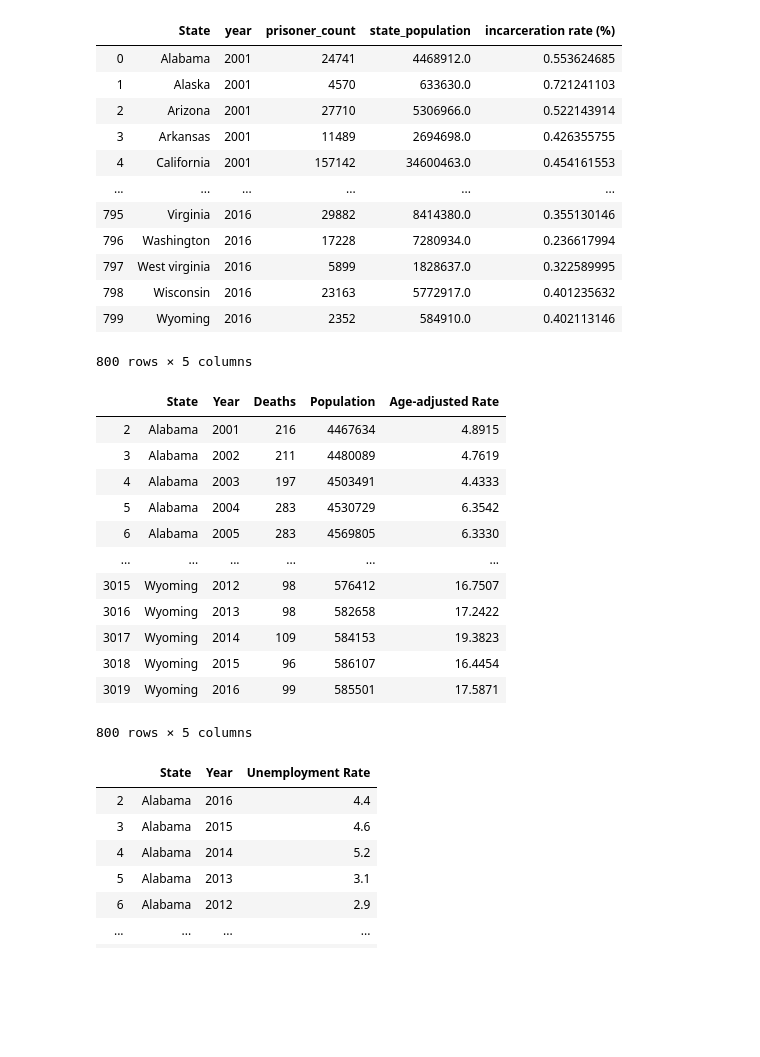
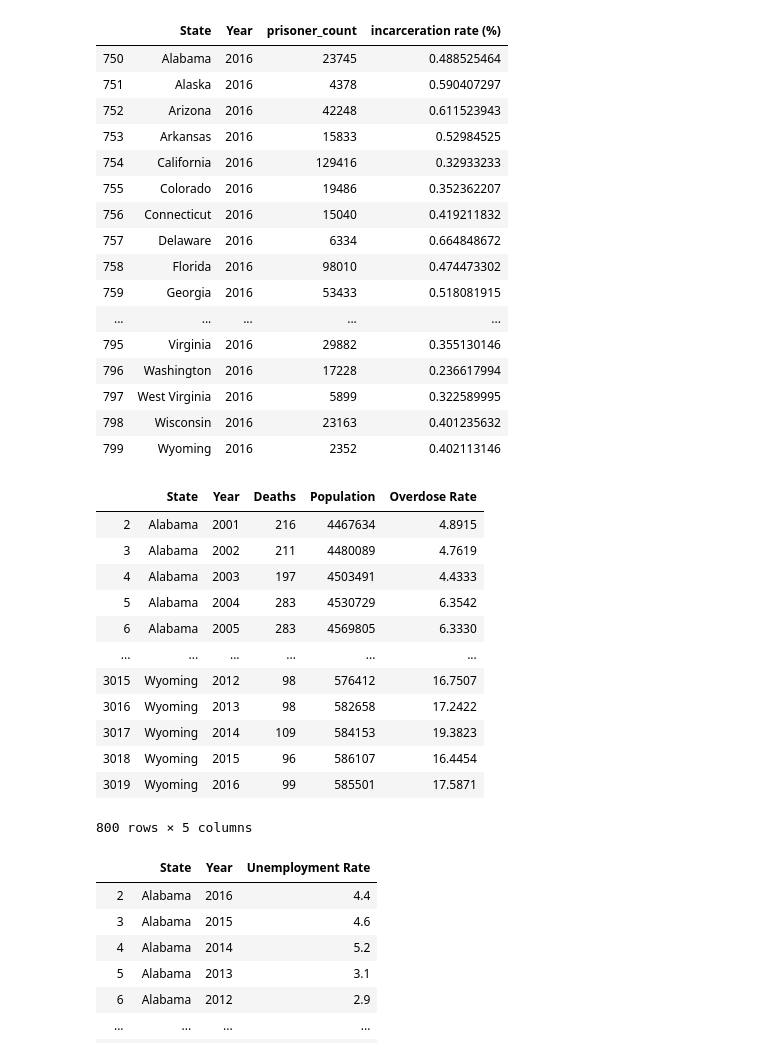
Before and after one commit to calebsanfo/CS216-Final, a Jupyter notebook: national/state_analysis.ipynb, the cells around one changed output. Saved outputs shown, nothing was run; the diff lists cells and outputs as text; code cells hidden in the pictures; blank space fills up the shorter version.

```diff
--- a/national/state_analysis.ipynb
+++ b/national/state_analysis.ipynb
@@ -4,31 +4,40 @@ import pandas as pd
 # %%
 #incarceration rates from 2001-2016
 incarceration= pd.read_csv("crime_and_incarceration_by_state.csv")
 incarceration = incarceration.rename(columns={"jurisdiction":"State"})
 
 #Capitalize all states to follow the format of other datasets
 for (i, state) in incarceration["State"].iteritems():
-    new = state.capitalize()
+    lst = state.split() #capitalize()
+    fixed= []
+    for word in lst:
+        word= word.capitalize()
+        fixed.append(word)
+    new= " ".join(fixed)
     incarceration.at[i,"State"] = new
-incarceration
 
-incarceration.rename(columns={"year": "Year"})
-#incarceration = incarceration.groupby('State', as_index=False)
-incarceration
+incarceration= incarceration.rename(columns={"year": "Year"})
+incarceration= incarceration.drop("state_population", axis=1)
+incarceration.groupby('State', as_index=False)
+incarceration.tail(50)
 # %% [output]
-|  | State | year | prisoner_count | state_population | incarceration rate (%) |
-| 0 | Alabama | 2001 | 24741 | 4468912.0 | 0.553624685 |
-| 1 | Alaska | 2001 | 4570 | 633630.0 | 0.721241103 |
-| 2 | Arizona | 2001 | 27710 | 5306966.0 | 0.522143914 |
-| 3 | Arkansas | 2001 | 11489 | 2694698.0 | 0.426355755 |
-| 4 | California | 2001 | 157142 | 34600463.0 | 0.454161553 |
-| ... | ... | ... | ... | ... | ... |
-| 795 | Virginia | 2016 | 29882 | 8414380.0 | 0.355130146 |
-| 796 | Washington | 2016 | 17228 | 7280934.0 | 0.236617994 |
-| 797 | West virginia | 2016 | 5899 | 1828637.0 | 0.322589995 |
-| 798 | Wisconsin | 2016 | 23163 | 5772917.0 | 0.401235632 |
-| 799 | Wyoming | 2016 | 2352 | 584910.0 | 0.402113146 |
+|  | State | Year | prisoner_count | incarceration rate (%) |
+| 750 | Alabama | 2016 | 23745 | 0.488525464 |
+| 751 | Alaska | 2016 | 4378 | 0.590407297 |
+| 752 | Arizona | 2016 | 42248 | 0.611523943 |
+| 753 | Arkansas | 2016 | 15833 | 0.52984525 |
+| 754 | California | 2016 | 129416 | 0.32933233 |
+| 755 | Colorado | 2016 | 19486 | 0.352362207 |
+| 756 | Connecticut | 2016 | 15040 | 0.419211832 |
+| 757 | Delaware | 2016 | 6334 | 0.664848672 |
+| 758 | Florida | 2016 | 98010 | 0.474473302 |
+| 759 | Georgia | 2016 | 53433 | 0.518081915 |
+| ... | ... | ... | ... | ... |
+| 795 | Virginia | 2016 | 29882 | 0.355130146 |
+| 796 | Washington | 2016 | 17228 | 0.236617994 |
+| 797 | West Virginia | 2016 | 5899 | 0.322589995 |
+| 798 | Wisconsin | 2016 | 23163 | 0.401235632 |
+| 799 | Wyoming | 2016 | 2352 | 0.402113146 |
-800 rows × 5 columns
 # %%
 #drug overdose rate from 1999-2017
 drug= pd.read_csv("Drug_Poisoning_Mortality_by_State.csv")
@@ -38,6 +47,7 @@ drug = drug.drop(["Sex","Age Group","Race and Hispanic Origin", "Crude Death Rat
 "Standard Error Age-adjusted Rate","Lower Confidence Limit for Age-adjusted Rate","Upper Confidence for Age-adjusted Rate",
 "State Crude Rate in Range","US Crude Rate","US Age-adjusted Rate",
 "Unit"], axis = 1)
+drug= drug.rename(columns={"Age-adjusted Rate":"Overdose Rate"})
 
 states = drug["State"]
 for i in range(len(drug)):
@@ -52,7 +62,7 @@ drug2 = drug[drug['Year']>2000]
 drug2 = drug2[drug2['Year']<2017]
 drug2
 # %% [output]
-|  | State | Year | Deaths | Population | Age-adjusted Rate |
+|  | State | Year | Deaths | Population | Overdose Rate |
 | 2 | Alabama | 2001 | 216 | 4467634 | 4.8915 |
 | 3 | Alabama | 2002 | 211 | 4480089 | 4.7619 |
 | 4 | Alabama | 2003 | 197 | 4503491 | 4.4333 |
```
Also changed, not shown: parts of 3 cells of this notebook.
